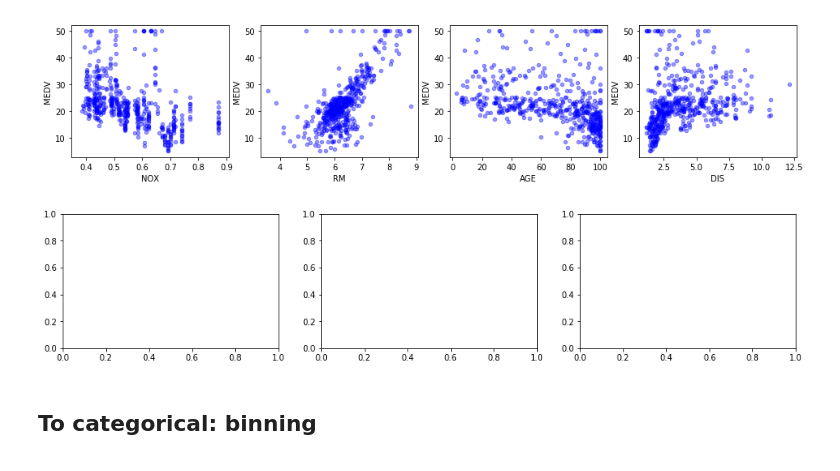
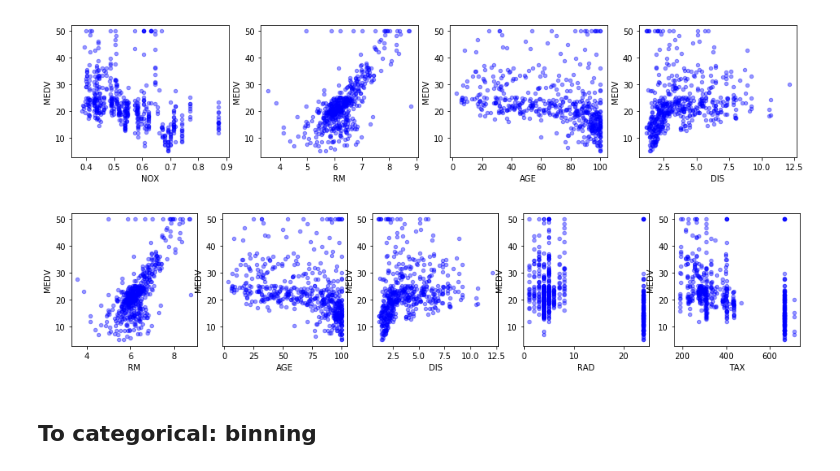
Before and after one commit to steeznation16/dsc-1-11-05-dealing-with-categorical-variables-lab-online-ds-ft-100118, a Jupyter notebook: index.ipynb, the cells around one changed output. Saved outputs shown, nothing was run; the diff lists cells and outputs as text; code cells hidden in the pictures.

```diff
--- a/index.ipynb
+++ b/index.ipynb
@@ -164,13 +164,13 @@ for xcol, ax in zip(list(boston_features)[4:8], axes):
 # %%
 import pandas as pd
 import matplotlib.pyplot as plt
 
-fig, axes = plt.subplots(nrows=1, ncols=3, figsize=(16,3))
+fig, axes = plt.subplots(nrows=1, ncols=5, figsize=(16,3))
 
-for xcol, ax in zip(list(boston_features)[15:19], axes):
+for xcol, ax in zip(list(boston_features)[5:19], axes):
     boston_df.plot(kind='scatter', x= xcol, y="MEDV", ax=ax, alpha=0.4, color='b')
 # %% [output]
-[figure, old version]
+[figure, new version]
 # %% [markdown]
 ## To categorical: binning
 # %% [markdown]
```
